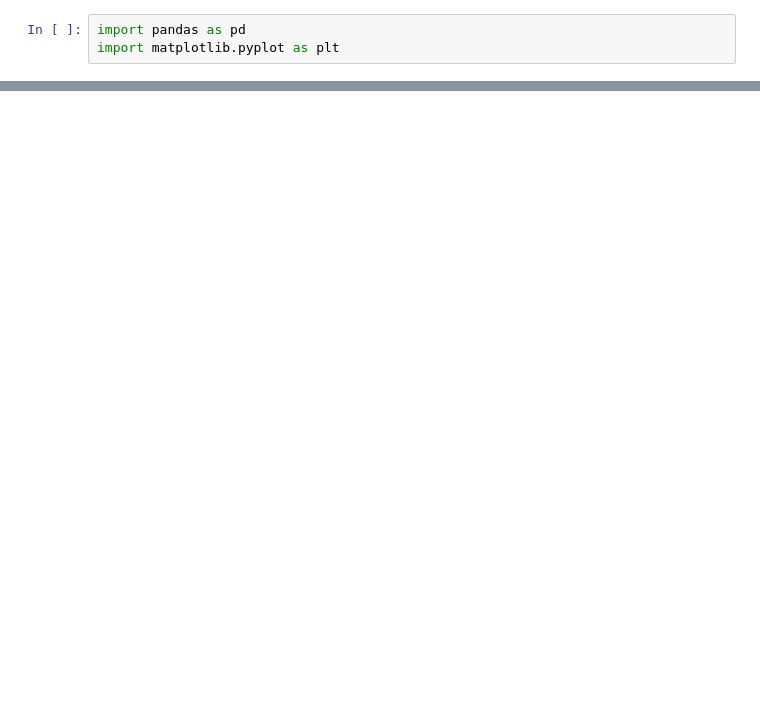
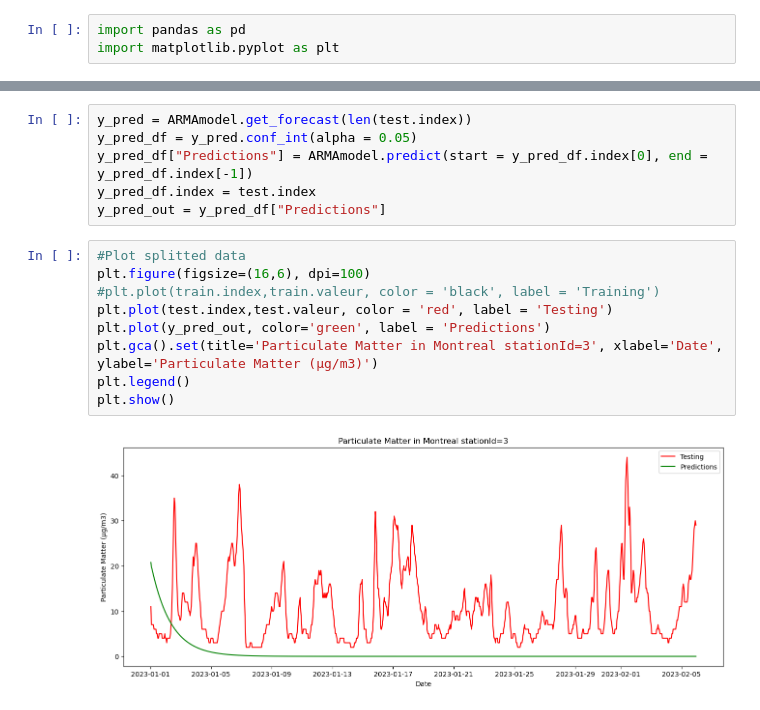
Before and after one commit to frncscndre/mtl-air-quality, a Jupyter notebook: time-series-analysis.ipynb, the cells around one changed output, grey strips where cells are left out. Saved outputs shown, nothing was run; the diff lists cells and outputs as text; blank space fills up the shorter version.

```diff
--- a/time-series-analysis.ipynb
+++ b/time-series-analysis.ipynb
@@ -55,0 +67,17 @@ plt.show()
+# %%
+y_pred = ARMAmodel.get_forecast(len(test.index))
+y_pred_df = y_pred.conf_int(alpha = 0.05)
+y_pred_df["Predictions"] = ARMAmodel.predict(start = y_pred_df.index[0], end = y_pred_df.index[-1])
+y_pred_df.index = test.index
+y_pred_out = y_pred_df["Predictions"]
+# %%
+#Plot splitted data
+plt.figure(figsize=(16,6), dpi=100)
+#plt.plot(train.index,train.valeur, color = 'black', label = 'Training')
+plt.plot(test.index,test.valeur, color = 'red', label = 'Testing')
+plt.plot(y_pred_out, color='green', label = 'Predictions')
+plt.gca().set(title='Particulate Matter in Montreal stationId=3', xlabel='Date', ylabel='Particulate Matter (µg/m3)')
+plt.legend()
+plt.show()
+# %% [output]
+[figure, added]
```
Also changed, not shown: parts of 8 cells of this notebook, 2 other files.
